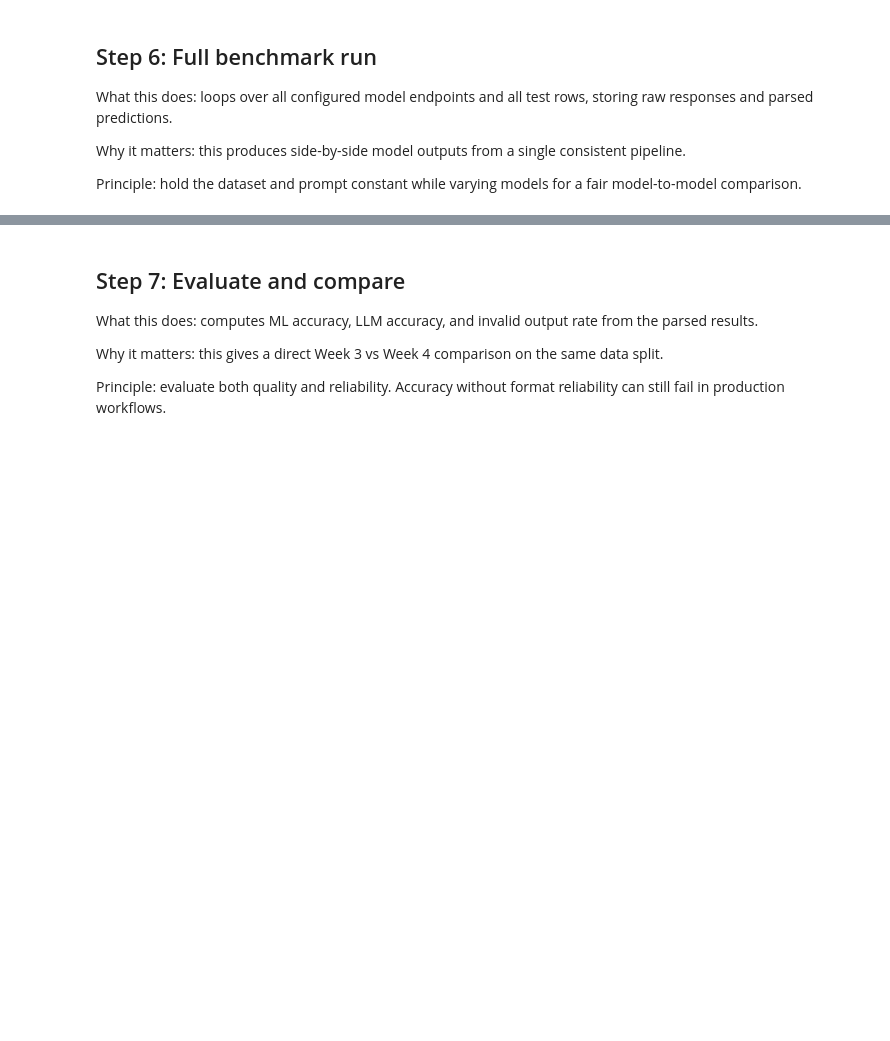
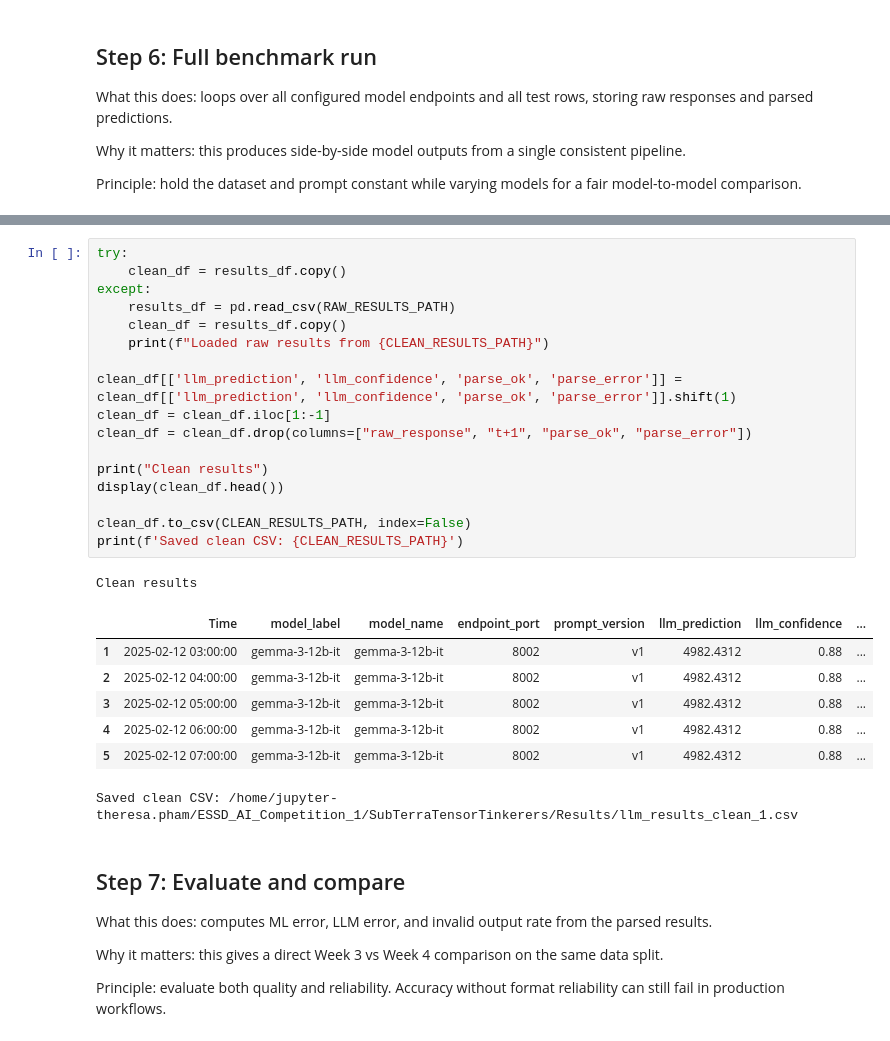
Before and after one commit to victoria-reynolds-pnnl/ESSD_AI_Competition_1, a Jupyter notebook: SubTerraTensorTinkerers/Notebooks/llm_benchmark.ipynb, the cells around one changed output, grey strips where cells are left out. Drawn from its saved outputs; the diff is of its cells as text; blank space fills up the shorter version.

```diff
--- a/SubTerraTensorTinkerers/Notebooks/llm_benchmark.ipynb
+++ b/SubTerraTensorTinkerers/Notebooks/llm_benchmark.ipynb
@@ -328,7 +375,33 @@ Saved raw CSV: /home/jupyter-abby/Results/llm_results_raw_1.csv
+# %%
+try:
+    clean_df = results_df.copy()
+except:
+    results_df = pd.read_csv(RAW_RESULTS_PATH)
+    clean_df = results_df.copy()
+    print(f"Loaded raw results from {CLEAN_RESULTS_PATH}")
+
+clean_df[['llm_prediction', 'llm_confidence', 'parse_ok', 'parse_error']] = clean_df[['llm_prediction', 'llm_confidence', 'parse_ok', 'parse_error']].shift(1)
+clean_df = clean_df.iloc[1:-1]
+clean_df = clean_df.drop(columns=["raw_response", "t+1", "parse_ok", "parse_error"])
+
+print("Clean results")
+display(clean_df.head())
+
+clean_df.to_csv(CLEAN_RESULTS_PATH, index=False)
+print(f'Saved clean CSV: {CLEAN_RESULTS_PATH}')
+# %% [output]
+Clean results
+|  | Time | model_label | model_name | endpoint_port | prompt_version | llm_prediction | llm_confidence | ... |
+| 1 | 2025-02-12 03:00:00 | gemma-3-12b-it | gemma-3-12b-it | 8002 | v1 | 4982.4312 | 0.88 | ... |
+| 2 | 2025-02-12 04:00:00 | gemma-3-12b-it | gemma-3-12b-it | 8002 | v1 | 4982.4312 | 0.88 | ... |
+| 3 | 2025-02-12 05:00:00 | gemma-3-12b-it | gemma-3-12b-it | 8002 | v1 | 4982.4312 | 0.88 | ... |
+| 4 | 2025-02-12 06:00:00 | gemma-3-12b-it | gemma-3-12b-it | 8002 | v1 | 4982.4312 | 0.88 | ... |
+| 5 | 2025-02-12 07:00:00 | gemma-3-12b-it | gemma-3-12b-it | 8002 | v1 | 4982.4312 | 0.88 | ... |
+Saved clean CSV: /home/jupyter-theresa.pham/ESSD_AI_Competition_1/SubTerraTensorTinkerers/Results/llm_results_clean_1.csv
 # %% [markdown]
 ## Step 7: Evaluate and compare
 
-What this does: computes ML accuracy, LLM accuracy, and invalid output rate from the parsed results.
+What this does: computes ML error, LLM error, and invalid output rate from the parsed results.
 
 Why it matters: this gives a direct Week 3 vs Week 4 comparison on the same data split.
 
```
Also changed, not shown: parts of 15 cells of this notebook, 7 other files.
